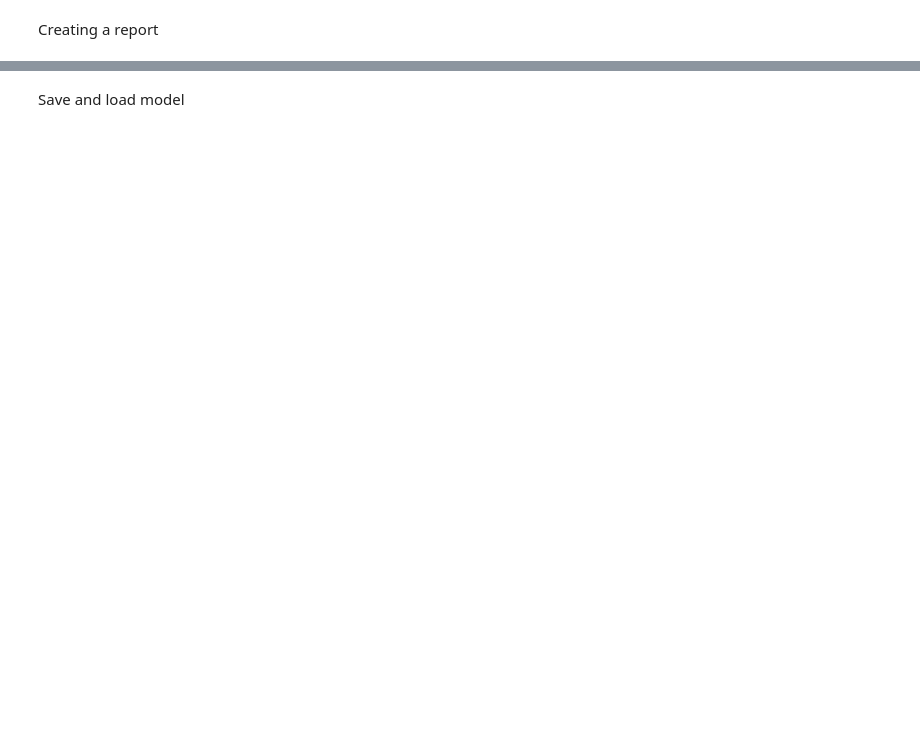
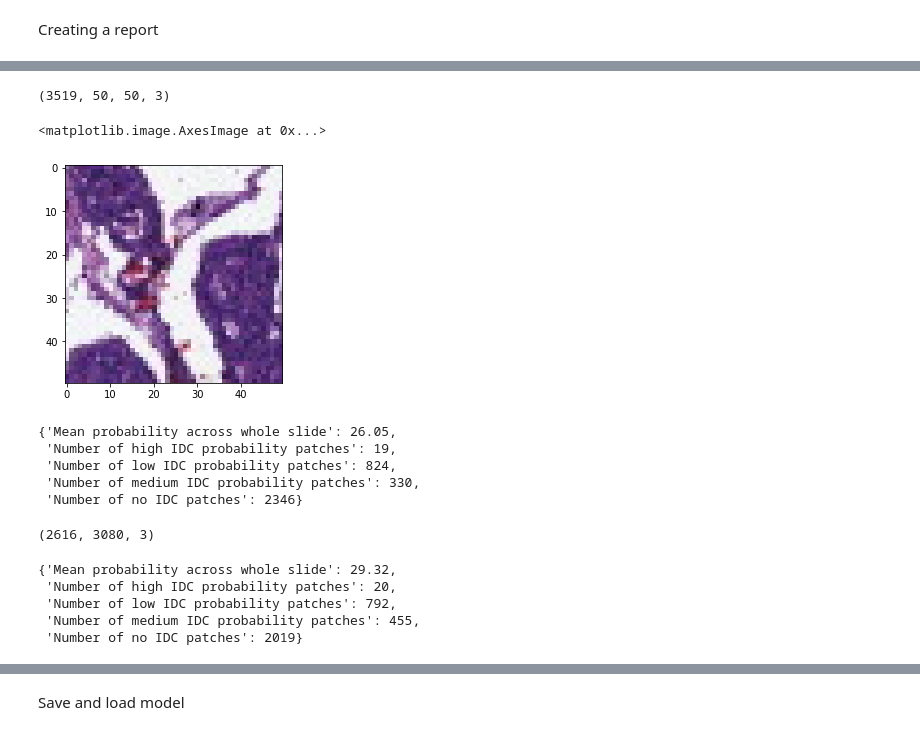
Before and after one commit to elizabeth-feldeverd/idc-backend, a Jupyter notebook: notebooks/final_models.ipynb, the cells around one changed output, grey strips where cells are left out. Cells and saved outputs as stored; diff of their text form; code cells hidden in the pictures; blank space fills up the shorter version.

Commit message:
added report function

```diff
--- a/notebooks/final_models.ipynb
+++ b/notebooks/final_models.ipynb
@@ -260 +249,20 @@ def model_diagnosis(y_pred):
+# %%
+from numpy import asarray
+def create_img_array(image):
+    # Convert image to nparray
+    X = asarray(image)
+    # Get image dimensions
+    height = X.shape[0]
+    width = X.shape[1]
+    # Pad image with white so its dimensions are multiples of 50. Assumes an RGB image
+    pad_height = int(np.ceil(height/50))*50
+    pad_width = int(np.ceil(width/50))*50
+    pad = np.ones((pad_height,pad_width,3), dtype=np.uint8)*255
+    pad[:height, :width, :] = X
+    # Create an array of 50 x 50 images
+    img_array = np.zeros((int(pad_height/50) * int(pad_width/50), 50, 50, 3), dtype=np.uint8)
+    for h in range(int(pad_height/50)):
+        for w in range(int(pad_width/50)):
+            img_array[h*int(pad_width/50)+w,:,:,:] = pad[h*50:(h+1)*50, w*50:(w+1)*50, :]
+    return img_array
 # %%
@@ -275,0 +311,23 @@ def generate_report(X_scaled, y_pred):
+# %%
+data = create_img_array(img)/255
+print(data.shape)
+plt.imshow(data[1500])
+# %% [output]
+(3519, 50, 50, 3)
+<matplotlib.image.AxesImage at 0x...>
+[figure, added]
+# %%
+y_pred_img = model.predict(data)
+generate_report(data, y_pred_img)
+# %% [output]
+{'Mean probability across whole slide': 26.05,
+ 'Number of high IDC probability patches': 19,
+ 'Number of low IDC probability patches': 824,
+ 'Number of medium IDC probability patches': 330,
+ 'Number of no IDC patches': 2346}
+# %%
+img2 = Image.open('/content/drive/MyDrive/Colab Notebooks/S10-22167 B5_201304241131.png')
+img_array2 = np.array(img)
+img_array2.shape
+# %% [output]
+(2616, 3080, 3)
@@ -276,3 +337,11 @@ def generate_report(X_scaled, y_pred):
+# %%
+generate_report(data2, y_pred_img2)
+# %% [output]
+{'Mean probability across whole slide': 29.32,
+ 'Number of high IDC probability patches': 20,
+ 'Number of low IDC probability patches': 792,
+ 'Number of medium IDC probability patches': 455,
+ 'Number of no IDC patches': 2019}
 # %%
 a = generate_report(X_test, y_pred)
 a
```
Also changed, not shown: parts of 24 cells of this notebook.
